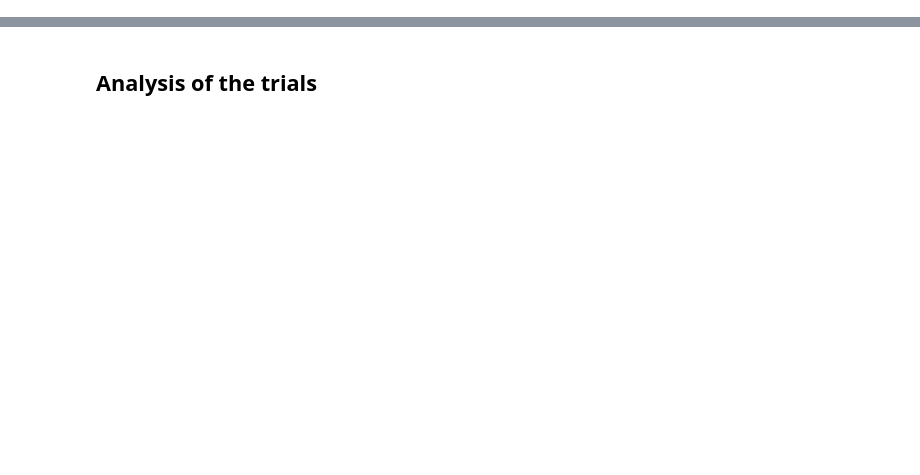
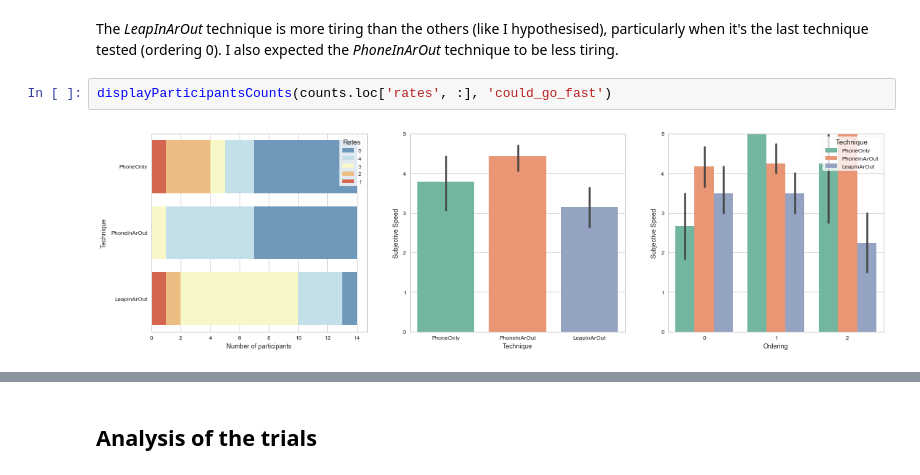
Before and after one commit to NormandErwan/HandheldVesadThesis, a Jupyter notebook: analysis/data_analysis.ipynb, the cells around one changed output, grey strips where cells are left out. Cells and saved outputs as stored; diff of their text form; blank space fills up the shorter version.

```diff
--- a/analysis/data_analysis.ipynb
+++ b/analysis/data_analysis.ipynb
@@ -84,0 +167,6 @@ sns.factorplot(x='preference', col='technique_id', row='ordering', data=preferen
+# %% [markdown]
+The *LeapInArOut* technique is more tiring than the others (like I hypothesised), particularly when it's the last technique tested (ordering 0). I also expected the *PhoneInArOut* technique to be less tiring.
+# %%
+displayParticipantsCounts(counts.loc['rates', :], 'could_go_fast')
+# %% [output]
+[figure, added]
```
Also changed, not shown: parts of 44 cells of this notebook, 1 other file.
